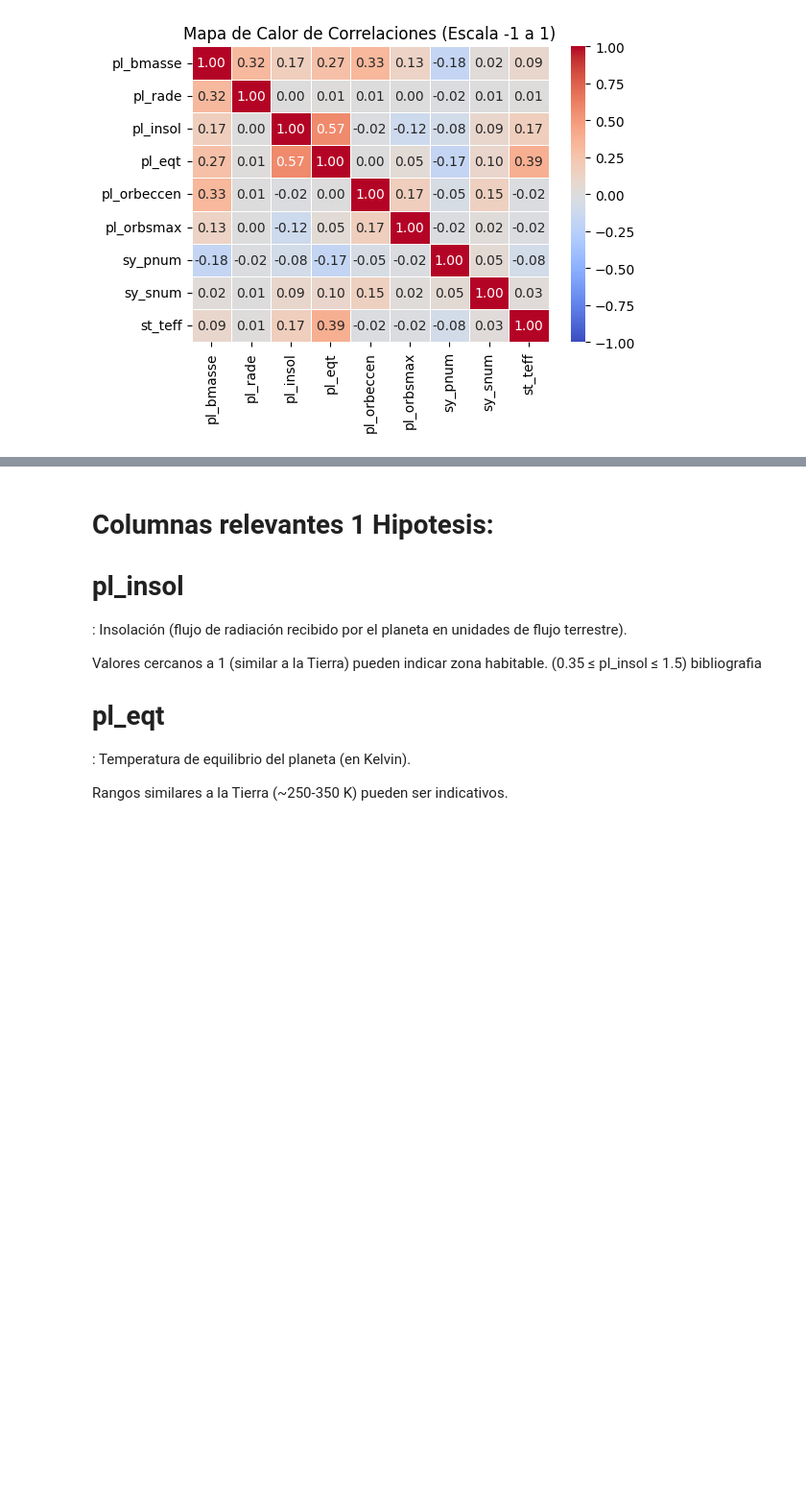
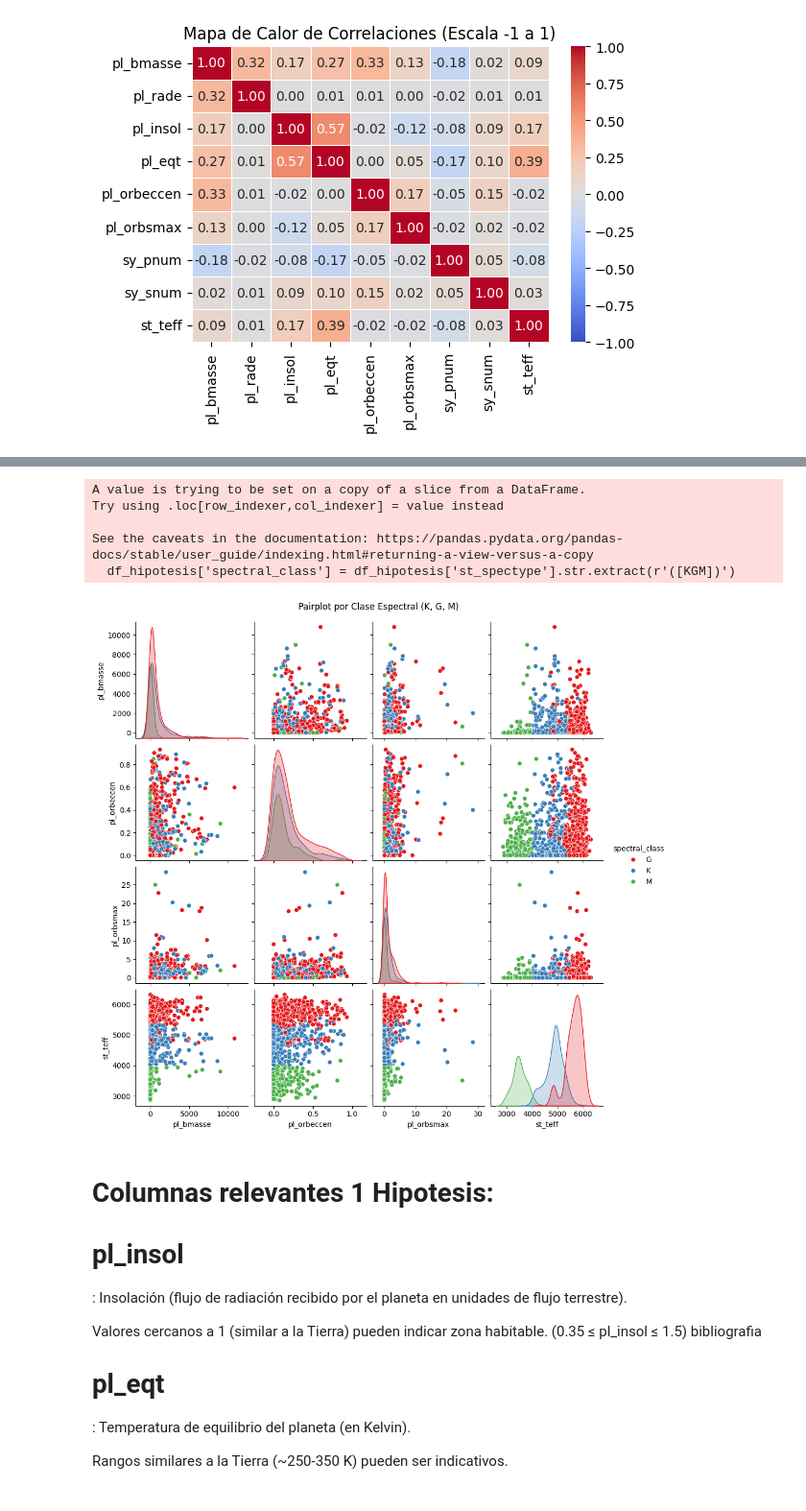
Before and after one commit to ana-macias/EDA-Astronomia, a Jupyter notebook: Notebooks/EDA.ipynb, the cells around one changed output, grey strips where cells are left out. Shown at 96% size. Drawn from its saved outputs; the diff is of its cells as text; code cells hidden in the pictures; blank space fills up the shorter version.

```diff
--- a/Notebooks/EDA.ipynb
+++ b/Notebooks/EDA.ipynb
@@ -243,3 +257,28 @@ plt.title("Mapa de Calor de Correlaciones (Escala -1 a 1)");
+# %%
+# QUE GRAFICAS PUEDO HACER CON ESTE CSV
+# PAIRPLOT
+# Crear el gráfico pairplot con hue por tipo de estrella K y G y M
+# Extraer la letra del tipo espectral (K, G, M) de 'st_spectype'
+numeric_columns = ['pl_bmasse', 'pl_orbeccen', 'pl_orbsmax', 'st_teff']
+df_hipotesis['spectral_class'] = df_hipotesis['st_spectype'].str.extract(r'([KGM])')
+
+# Filtrar solo filas con clase espectral K, G o M
+df_filtered = df_hipotesis[df_hipotesis['spectral_class'].isin(['K', 'G', 'M'])]
+
+# Seleccionar columnas necesarias y eliminar filas con NaN
+columns = ['pl_bmasse', 'pl_orbeccen', 'pl_orbsmax', 'st_teff', 'spectral_class']
+df_plot = df_filtered[columns].dropna()
+
+# Crear el pairplot con color por clase espectral
+sns.pairplot(df_plot, hue='spectral_class', palette='Set1')
+plt.suptitle("Pairplot por Clase Espectral (K, G, M)", y=1.02);
+# %% [output]
+A value is trying to be set on a copy of a slice from a DataFrame.
+Try using .loc[row_indexer,col_indexer] = value instead
+
+See the caveats in the documentation: https://pandas.pydata.org/pandas-docs/stable/user_guide/indexing.html#returning-a-view-versus-a-copy
+  df_hipotesis['spectral_class'] = df_hipotesis['st_spectype'].str.extract(r'([KGM])')
+[figure, added]
 # %% [markdown]
 # Columnas relevantes 1 Hipotesis: #
 
```
Also changed, not shown: parts of 2 cells of this notebook, 1 other file.
